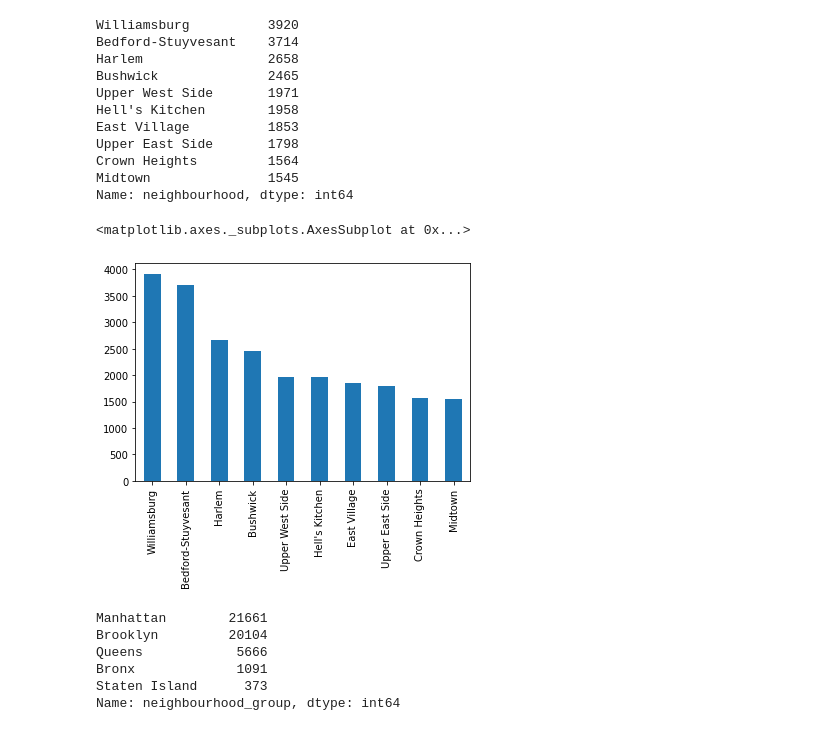
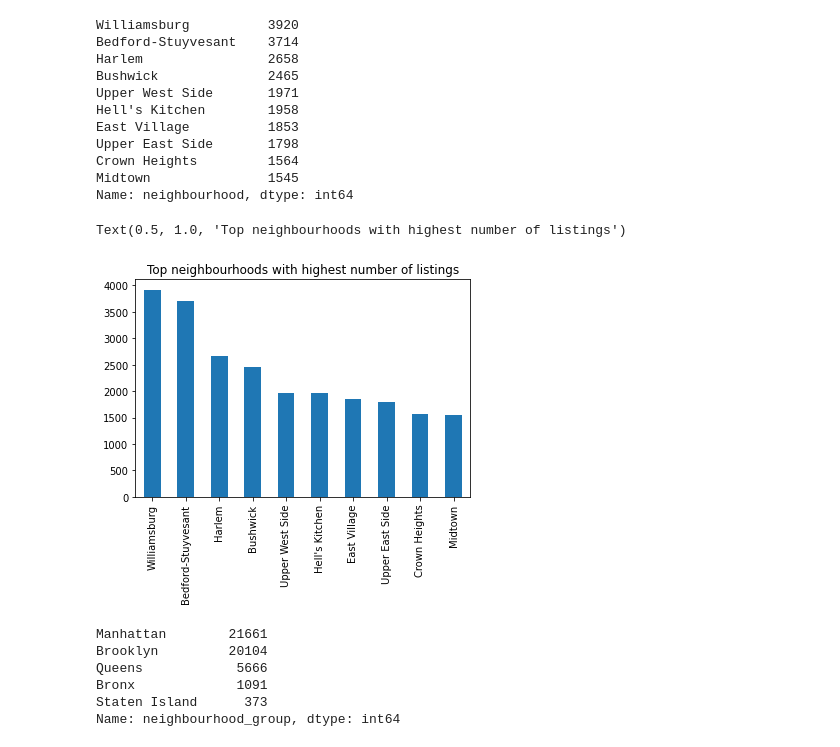
Before and after one commit to vaibhav251999/EDA-capstone-project, a Jupyter notebook: Airbnb_Bookings_Analysis_Capstone_Project.ipynb, the cells around one changed output. Saved outputs shown, nothing was run; the diff lists cells and outputs as text; code cells hidden in the pictures.

```diff
--- a/Airbnb_Bookings_Analysis_Capstone_Project.ipynb
+++ b/Airbnb_Bookings_Analysis_Capstone_Project.ipynb
@@ -185,6 +167,9 @@ Successfully installed Jinja2-3.1.2 klib-1.0.1
 # %%
 file_path = '/content/drive/MyDrive/Almabetter/capstone projects/EDA/Airbnb NYC 2019.csv'
 df = pd.read_csv(file_path)
+# %%
+file_path = '/content/drive/MyDrive/AlmaBetter/1) Python for Data Science/Airbnb Bookings Analysis(Bhavik Verma)/Airbnb NYC 2019.csv'
+df=pd.read_csv(file_path)
 # %%
 df.head()
 # %% [output]
@@ -438,12 +432,13 @@ Crown Heights         1564
 Midtown               1545
 Name: neighbourhood, dtype: int64
 # %%
-# plotting top 10 neighbourhood which are having maximum number of appartments for airbnb in the respective neighbourhood
+# Plotting top 10 neighbourhood which are having maximum number of appartments on Airbnb
 
 pd.value_counts(df['neighbourhood'])[:10].plot.bar()
+plt.title("Top neighbourhoods with highest number of listings")
 # %% [output]
-<matplotlib.axes._subplots.AxesSubplot at 0x...>
+Text(0.5, 1.0, 'Top neighbourhoods with highest number of listings')
-[figure, old version]
+[figure, new version]
 # %%
 df['neighbourhood_group'].value_counts()
 # %% [output]
```
Also changed, not shown: parts of 123 cells of this notebook.
